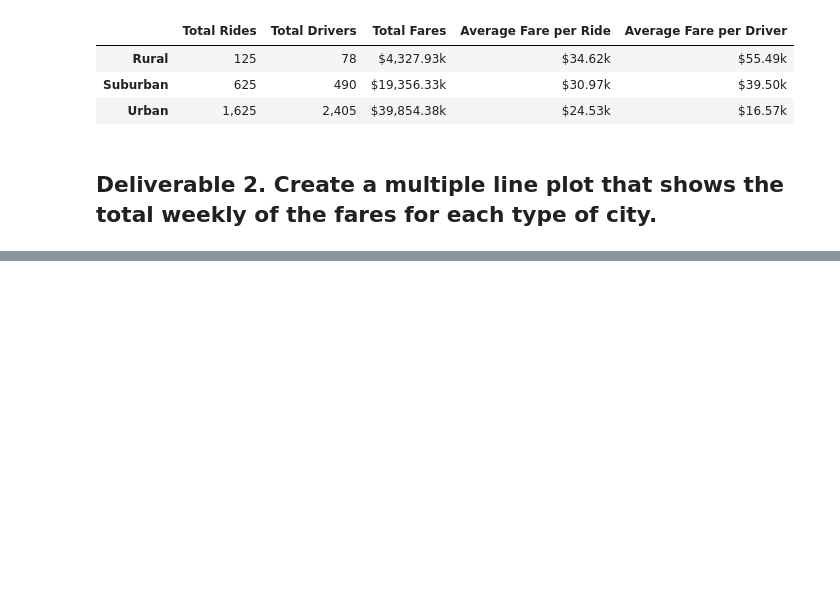
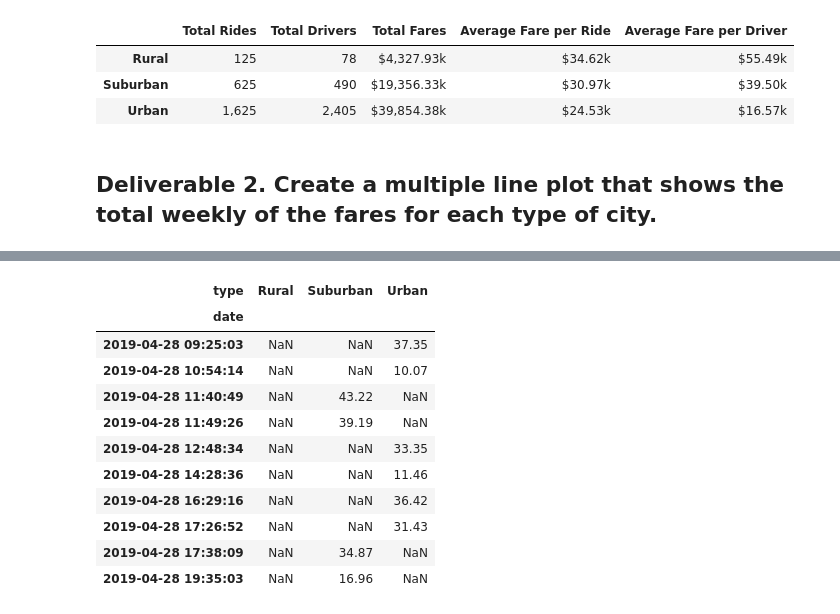
Before and after one commit to jdutronc/PyBer_Analysis, a Jupyter notebook: PyBer_Challenge.ipynb, the cells around one changed output, grey strips where cells are left out. Cells and saved outputs as stored; diff of their text form; code cells hidden in the pictures; blank space fills up the shorter version.

```diff
--- a/PyBer_Challenge.ipynb
+++ b/PyBer_Challenge.ipynb
@@ -133,4 +170,19 @@ pyber_summary_df
 # %%
 # 5. Create a new DataFrame from the pivot table DataFrame using loc on the given dates, '2019-01-01':'2019-04-29'.
+new_pivot = pyber_pivot.loc['2019-01-01':'2019-04-29']
+new_pivot.tail(10)
+# %% [output]
+| type | Rural | Suburban | Urban |
+| date |  |  |  |
+| 2019-04-28 09:25:03 | NaN | NaN | 37.35 |
+| 2019-04-28 10:54:14 | NaN | NaN | 10.07 |
+| 2019-04-28 11:40:49 | NaN | 43.22 | NaN |
+| 2019-04-28 11:49:26 | NaN | 39.19 | NaN |
+| 2019-04-28 12:48:34 | NaN | NaN | 33.35 |
+| 2019-04-28 14:28:36 | NaN | NaN | 11.46 |
+| 2019-04-28 16:29:16 | NaN | NaN | 36.42 |
+| 2019-04-28 17:26:52 | NaN | NaN | 31.43 |
+| 2019-04-28 17:38:09 | NaN | 34.87 | NaN |
+| 2019-04-28 19:35:03 | NaN | 16.96 | NaN |
 # %%
 # 6. Set the "date" index to datetime datatype. This is necessary to use the resample() method in Step 8.
```
Also changed, not shown: parts of 8 cells of this notebook, 1 other file.
